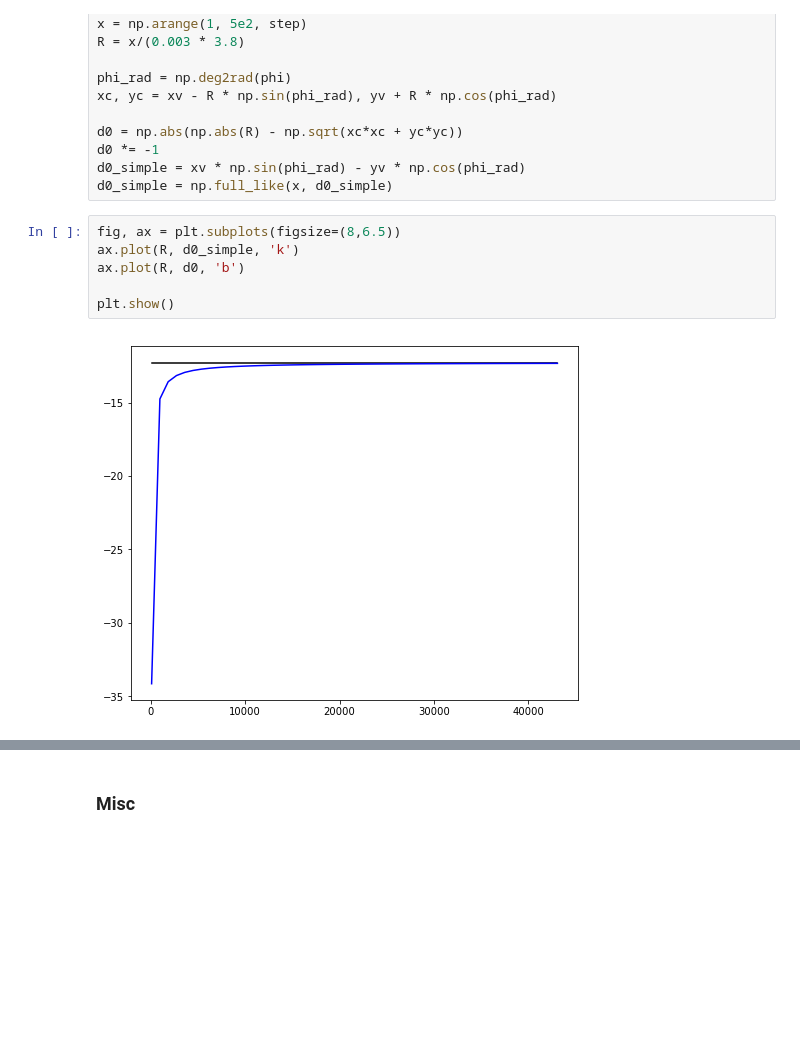
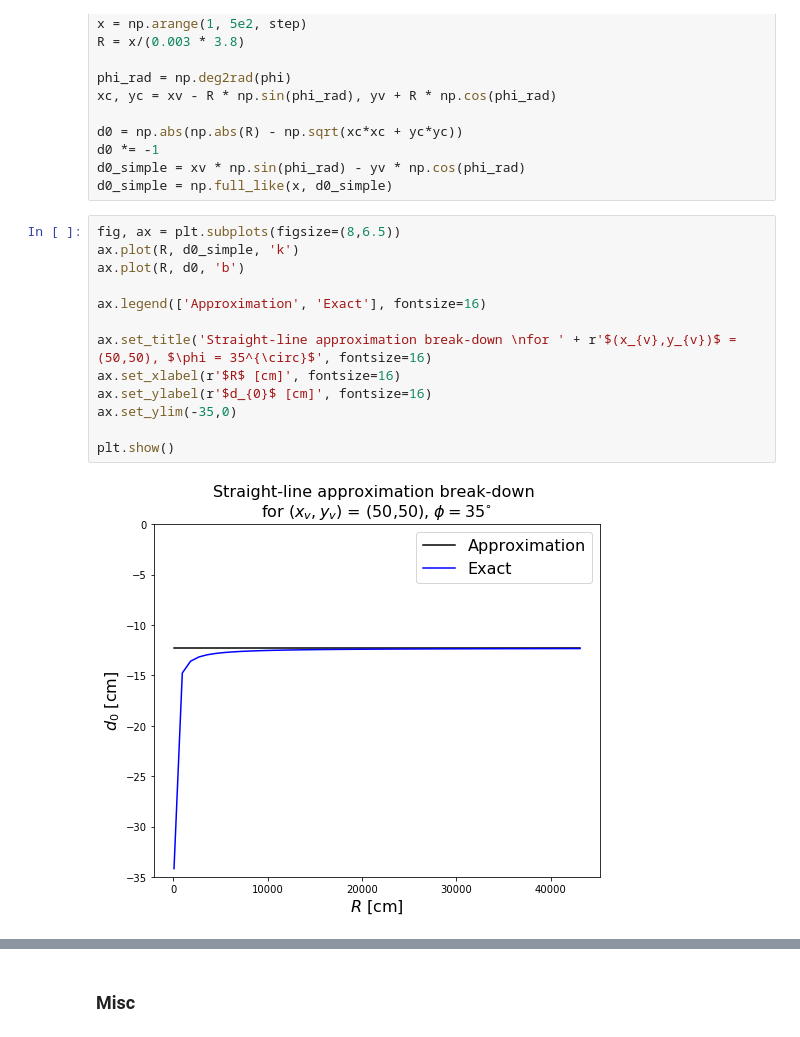
Before and after one commit to srosenzweig09/L1TMuonSimulationsMar2017, a Jupyter notebook: Analyzers/test8/sign_of_d0.ipynb, the cells around one changed output, grey strips where cells are left out. Saved outputs shown, nothing was run; the diff lists cells and outputs as text; blank space fills up the shorter version.

```diff
--- a/Analyzers/test8/sign_of_d0.ipynb
+++ b/Analyzers/test8/sign_of_d0.ipynb
@@ -484,11 +463,18 @@ d0_simple = np.full_like(x, d0_simple)
 # %%
 fig, ax = plt.subplots(figsize=(8,6.5))
 ax.plot(R, d0_simple, 'k')
 ax.plot(R, d0, 'b')
 
+ax.legend(['Approximation', 'Exact'], fontsize=16)
+
+ax.set_title('Straight-line approximation break-down \nfor ' + r'$(x_{v},y_{v})$ = (50,50), $\phi = 35^{\circ}$', fontsize=16)
+ax.set_xlabel(r'$R$ [cm]', fontsize=16)
+ax.set_ylabel(r'$d_{0}$ [cm]', fontsize=16)
+ax.set_ylim(-35,0)
+
 plt.show()
 # %% [output]
-[figure, old version]
+[figure, new version]
 # %%
 phi = 35
 invPt = -1/200.
```
Also changed, not shown: parts of 21 cells of this notebook.
